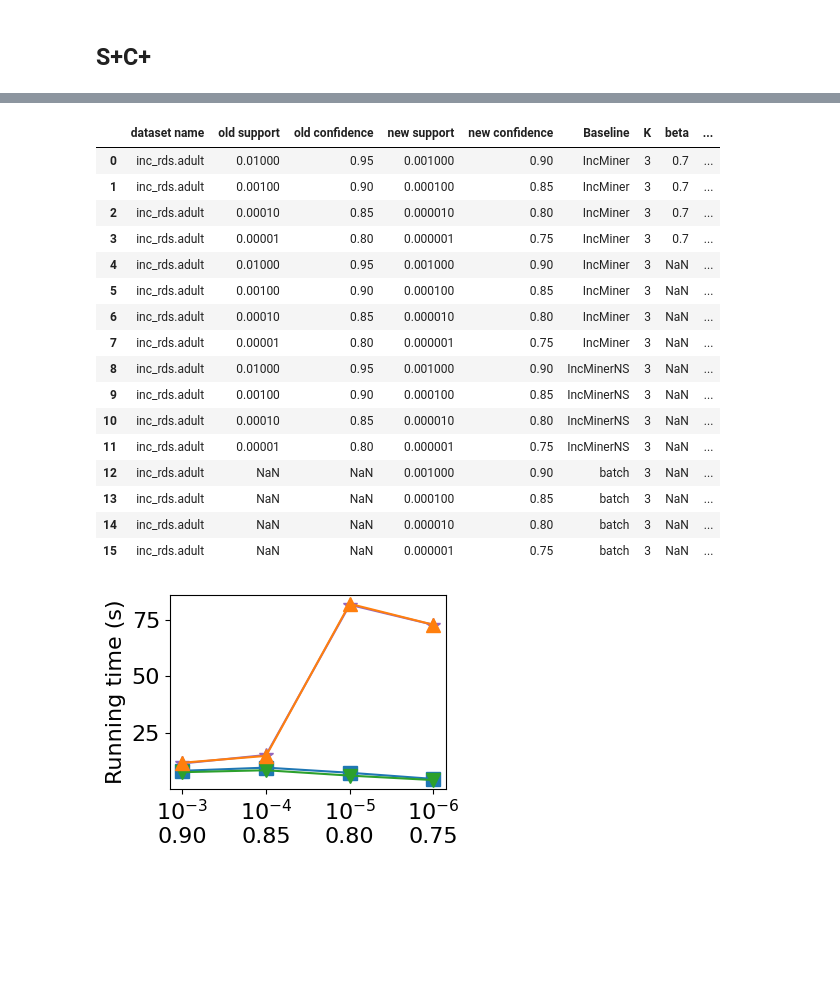
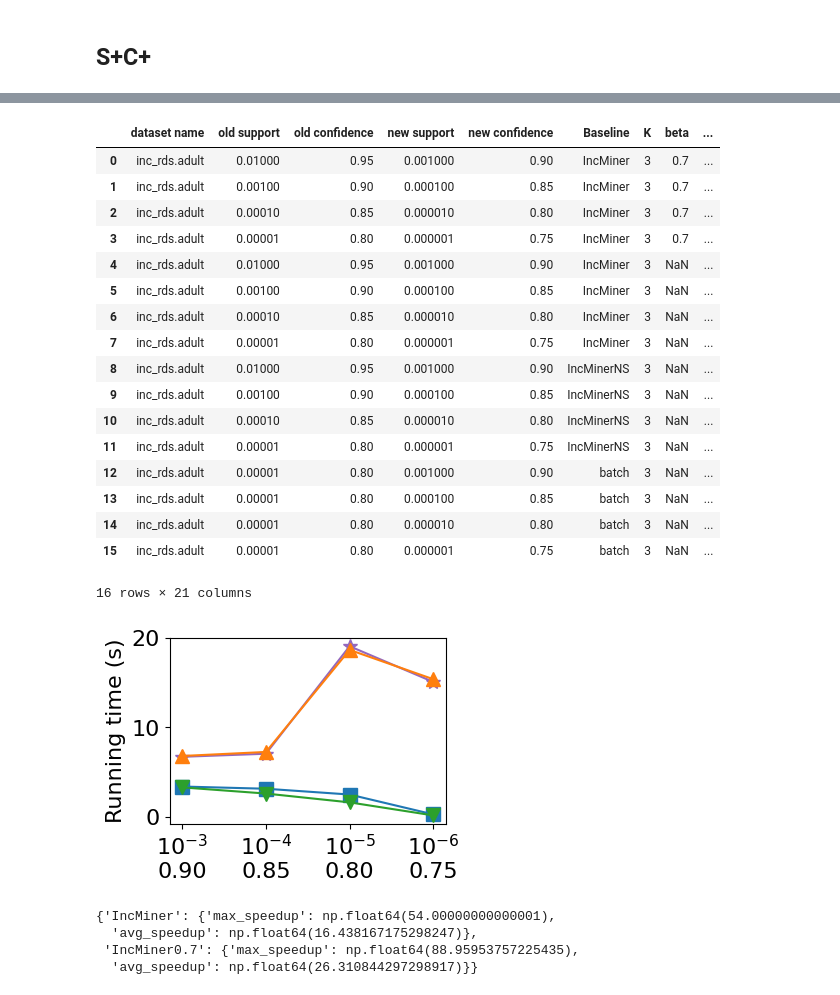
Before and after one commit to HaoxianChen/inc-miner-experiment-plots, a Jupyter notebook: plots.ipynb, the cells around one changed output, grey strips where cells are left out. Saved outputs shown, nothing was run; the diff lists cells and outputs as text; code cells hidden in the pictures; blank space fills up the shorter version.

```diff
--- a/plots.ipynb
+++ b/plots.ipynb
@@ -5,7 +5,8 @@ import pandas as pd
 
 # Read all sheets into a dictionary of DataFrames
 # dfs = pd.read_excel('results-12-19.xlsx', sheet_name=None)
-dfs = pd.read_excel('results-12-22.xlsx', sheet_name=None)
+# dfs = pd.read_excel('results-12-22.xlsx', sheet_name=None)
+dfs = pd.read_excel('results-12-23.xlsx', sheet_name=None)
 
 # Print the names of the sheets
 print(dfs.keys())
@@ -846,38 +984,46 @@ df
 | 9 | inc_rds.adult | 0.00100 | 0.90 | 0.000100 | 0.85 | IncMinerNS | 3 | NaN | ... |
 | 10 | inc_rds.adult | 0.00010 | 0.85 | 0.000010 | 0.80 | IncMinerNS | 3 | NaN | ... |
 | 11 | inc_rds.adult | 0.00001 | 0.80 | 0.000001 | 0.75 | IncMinerNS | 3 | NaN | ... |
-| 12 | inc_rds.adult | NaN | NaN | 0.001000 | 0.90 | batch | 3 | NaN | ... |
-| 13 | inc_rds.adult | NaN | NaN | 0.000100 | 0.85 | batch | 3 | NaN | ... |
-| 14 | inc_rds.adult | NaN | NaN | 0.000010 | 0.80 | batch | 3 | NaN | ... |
-| 15 | inc_rds.adult | NaN | NaN | 0.000001 | 0.75 | batch | 3 | NaN | ... |
+| 12 | inc_rds.adult | 0.00001 | 0.80 | 0.001000 | 0.90 | batch | 3 | NaN | ... |
+| 13 | inc_rds.adult | 0.00001 | 0.80 | 0.000100 | 0.85 | batch | 3 | NaN | ... |
+| 14 | inc_rds.adult | 0.00001 | 0.80 | 0.000010 | 0.80 | batch | 3 | NaN | ... |
+| 15 | inc_rds.adult | 0.00001 | 0.80 | 0.000001 | 0.75 | batch | 3 | NaN | ... |
+16 rows × 21 columns
 # %%
 # Group by the "label" column
 groups = df.groupby('label')
 
 # Create a plot for each group
 plt.figure()
 
 for label, group in groups:
 
     plt.plot(range(len(group)), group['time'], label=label, marker=markerMap[label], color=colorMap[label])
 
 xtick_labels = [fr"$10^{{{int(np.log10(ss))}}}$"+"\n"+f"{cd:.2f}" for ss, cd in zip(group['new support'], group['new confidence'])]
 plt.xticks(range(len(group)), xtick_labels)
 
 # plt.tick_params(axis='x', labelsize=16)
 # plt.tick_params(axis='y', labelsize=14)
 
 # Add plot labels and legend
 plt.ylabel(ylabel_time)  # Label for y-axis
 
 if VERBOSE:
     plt.title(tab)
     plt.legend()
 
 outfile = "plots/exp1_adult_s-c-_lambda_init.pdf"
 plt.tight_layout()
 plt.savefig(outfile, bbox_inches='tight')
 
 plt.show()
+
+# Compute speedup
+compute_speedup(df, 'batch', ['IncMiner', 'IncMiner0.7'])
 # %% [output]
-[figure, old version]
+[figure, new version]
+{'IncMiner': {'max_speedup': np.float64(54.00000000000001),
+  'avg_speedup': np.float64(16.438167175298247)},
+ 'IncMiner0.7': {'max_speedup': np.float64(88.95953757225435),
+  'avg_speedup': np.float64(26.310844297298917)}}
```
Also changed, not shown: parts of 31 cells of this notebook.
